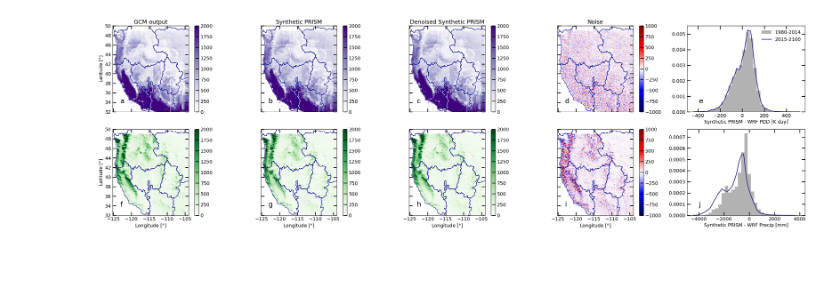
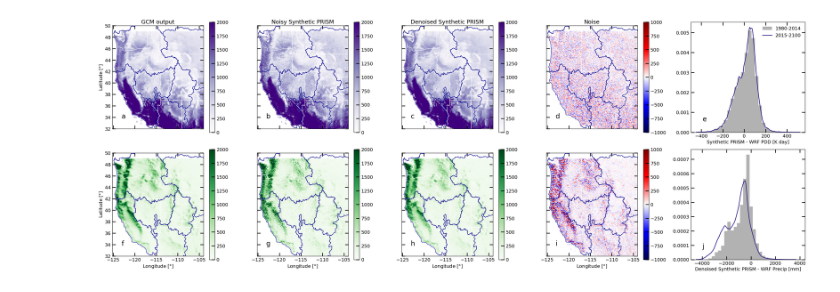
Before and after one commit to mariannecowherd/resilient-snowpack-estimation, a Jupyter notebook: code/ext_prism.ipynb, the cells around one changed output. Cells and saved outputs as stored; diff of their text form; code cells hidden in the pictures; blank space fills up the shorter version.

```diff
--- a/code/ext_prism.ipynb
+++ b/code/ext_prism.ipynb
@@ -34,7 +34,7 @@ for key, value in plots_dict.items():
     globals()[key] = value
 # %%
 year = 1990
-fig, ax = plt.subplots(2,5, figsize = (30,9))
+fig, ax = plt.subplots(2,5, figsize = (30,11))
 cmap = 'Purples'
 vmin = 0
 vmax = 2000
@@ -62,39 +62,39 @@ cb = ax[1,3].pcolormesh(lon, lat, synth_cpre_denoised.sel(time = year) - synth_c
 plt.colorbar(cb, ax=ax[1,3])
 ax[1,4].hist(cpre_hist_diff.values.flatten(), alpha = 0.3, density = True, bins = 30, label = '1980-2014')
 ax[1,4].plot(x_cpre, y_cpre, label = '2015-2100')
-ax[1,4].set_xlabel('Synthetic PRISM - WRF Precip [mm]')
+ax[1,4].set_xlabel('Denoised Synthetic PRISM - WRF Precip [mm]')
 
 basincolor = 'darkblue'
 ## plot aesthetics
-titles = ['GCM output', 'Synthetic PRISM', 'Denoised Synthetic PRISM','Noise','']
+titles = ['GCM output', 'Noisy Synthetic PRISM', 'Denoised Synthetic PRISM','Noise','']
 letterlabels = [['a','b','c','d','e'],['f','g','h','i','j']]
 LETTERS = True
 for i in [0,1]:
     for j in [0,1,2,3,4]:
         myax = ax[i,j]
         if LETTERS:
             myax.text(0.1,0.1, letterlabels[i][j], fontsize = 20, transform = myax.transAxes)
 
         if j <4:
             states.boundary.plot(ax=myax, linewidth =1, color = 'white', alpha = 1, linestyle = '--')
             hucs_plot.boundary.plot(ax=myax, linewidth = 1, color = basincolor, zorder =3 )
 
             myax.set_xlim((-125.2,-104))
             myax.set_ylim((32,50))
         if i == 0:
             myax.set_title(titles[j])
         if i == 1 and j < 4:
             myax.set_xlabel(r'Longitude [$\degree$]')
         if j in[1,2,3]:
             myax.set_yticklabels([])
         if i  == 0 and j in [0, 1,2,3]:
             myax.set_xticklabels([])
         if j == 0:
             myax.set_ylabel(r'Latitude [$\degree$]')
 plt.tight_layout()
 
 fig.savefig(f'{basedir}/figures/ext_prism.png')
 
 plt.show()
 # %% [output]
-[figure, old version]
+[figure, new version]
```
Also changed, not shown: 16 other files.
